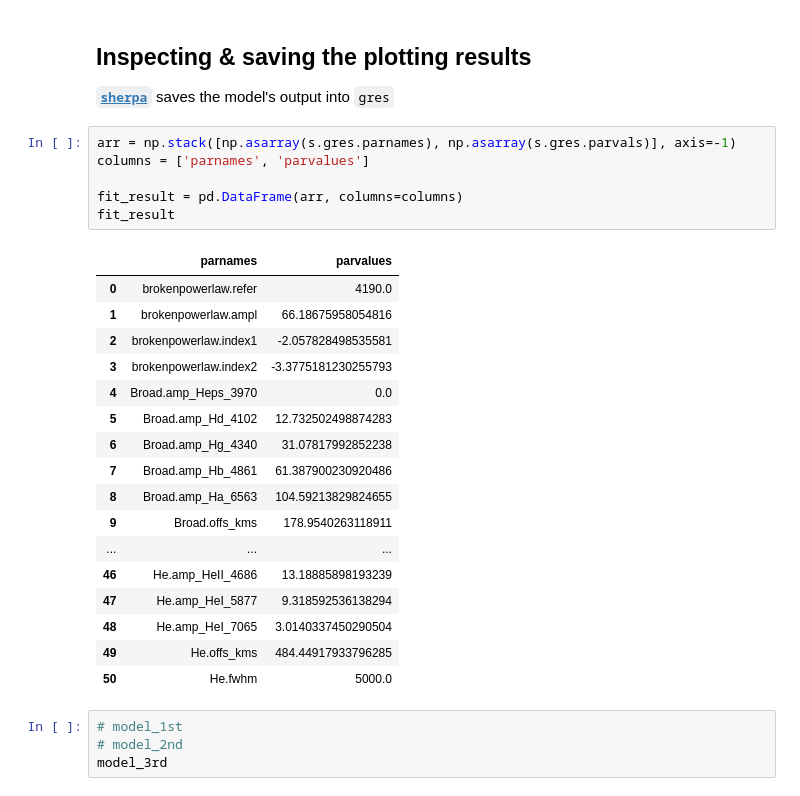
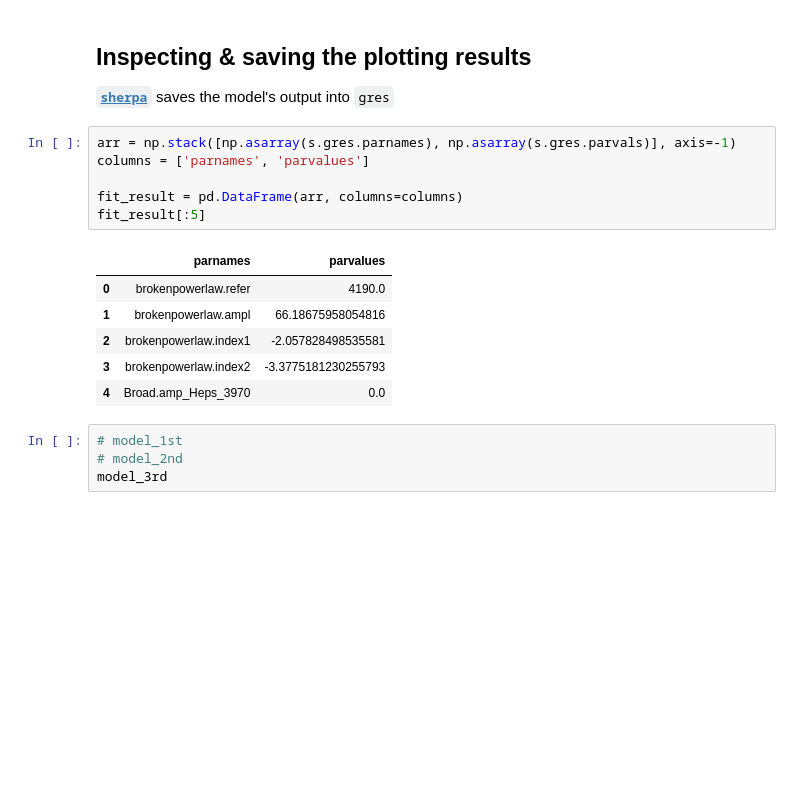
Before and after one commit to NicoGalvarino/AGN_Tutorials_Git, a Jupyter notebook: Tutorial_2_fantasy/Nicolas_GuerraVaras_fantasy_tutorial.ipynb, the cells around one changed output. Drawn from its saved outputs; the diff is of its cells as text; blank space fills up the shorter version.

```diff
--- a/Tutorial_2_fantasy/Nicolas_GuerraVaras_fantasy_tutorial.ipynb
+++ b/Tutorial_2_fantasy/Nicolas_GuerraVaras_fantasy_tutorial.ipynb
@@ -359,27 +360,16 @@ __[`sherpa`](https://sherpa.readthedocs.io/en/4.15.0/)__ saves the model's outpu
 # %%
 arr = np.stack([np.asarray(s.gres.parnames), np.asarray(s.gres.parvals)], axis=-1)
 columns = ['parnames', 'parvalues']
 
 fit_result = pd.DataFrame(arr, columns=columns)
-fit_result
+fit_result[:5]
 # %% [output]
 |  | parnames | parvalues |
 | 0 | brokenpowerlaw.refer | 4190.0 |
 | 1 | brokenpowerlaw.ampl | 66.18675958054816 |
 | 2 | brokenpowerlaw.index1 | -2.057828498535581 |
 | 3 | brokenpowerlaw.index2 | -3.3775181230255793 |
 | 4 | Broad.amp_Heps_3970 | 0.0 |
-| 5 | Broad.amp_Hd_4102 | 12.732502498874283 |
-| 6 | Broad.amp_Hg_4340 | 31.07817992852238 |
-| 7 | Broad.amp_Hb_4861 | 61.387900230920486 |
-| 8 | Broad.amp_Ha_6563 | 104.59213829824655 |
-| 9 | Broad.offs_kms | 178.9540263118911 |
-| ... | ... | ... |
-| 46 | He.amp_HeII_4686 | 13.18885898193239 |
-| 47 | He.amp_HeI_5877 | 9.318592536138294 |
-| 48 | He.amp_HeI_7065 | 3.0140337450290504 |
-| 49 | He.offs_kms | 484.44917933796285 |
-| 50 | He.fwhm | 5000.0 |
 # %%
 # model_1st
 # model_2nd
```
Also changed, not shown: parts of 25 cells of this notebook.
